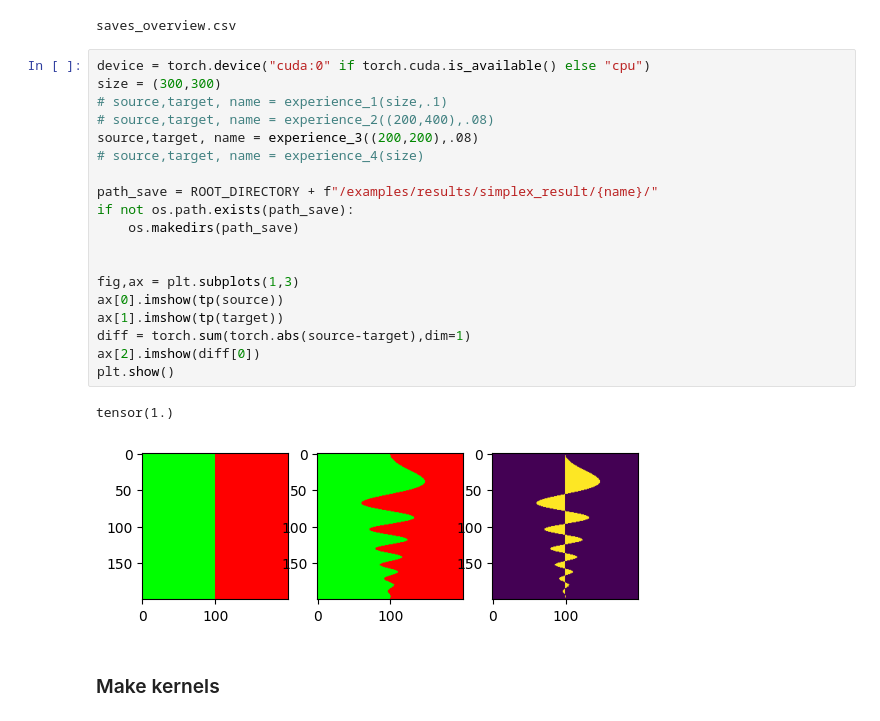
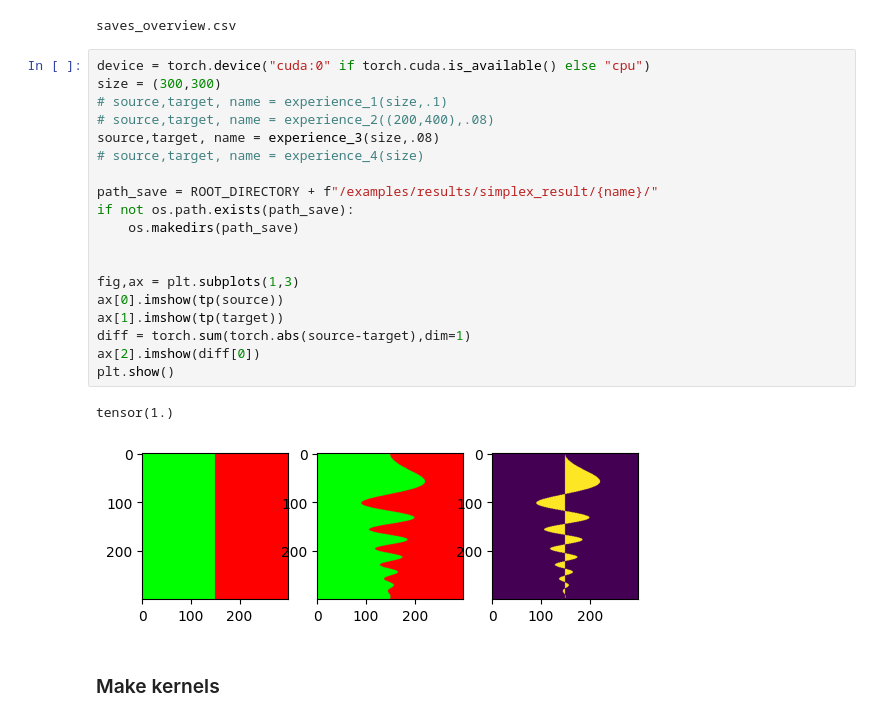
Before and after one commit to antonfrancois/Demeter_metamorphosis, a Jupyter notebook: draft/shooting_vs_pathoptim.ipynb, the cells around one changed output. Saved outputs shown, nothing was run; the diff lists cells and outputs as text.

```diff
--- a/draft/shooting_vs_pathoptim.ipynb
+++ b/draft/shooting_vs_pathoptim.ipynb
@@ -295,25 +295,25 @@ saves_overview.csv
 # %%
 device = torch.device("cuda:0" if torch.cuda.is_available() else "cpu")
 size = (300,300)
 # source,target, name = experience_1(size,.1)
 # source,target, name = experience_2((200,400),.08)
-source,target, name = experience_3((200,200),.08)
+source,target, name = experience_3(size,.08)
 # source,target, name = experience_4(size)
 
 path_save = ROOT_DIRECTORY + f"/examples/results/simplex_result/{name}/"
 if not os.path.exists(path_save):
     os.makedirs(path_save)
 
 
 fig,ax = plt.subplots(1,3)
 ax[0].imshow(tp(source))
 ax[1].imshow(tp(target))
 diff = torch.sum(torch.abs(source-target),dim=1)
 ax[2].imshow(diff[0])
 plt.show()
 # %% [output]
 tensor(1.)
-[figure, old version]
+[figure, new version]
 # %% [markdown]
 ### Make kernels
 # %% [markdown]
```
Also changed, not shown: parts of 9 cells of this notebook.
